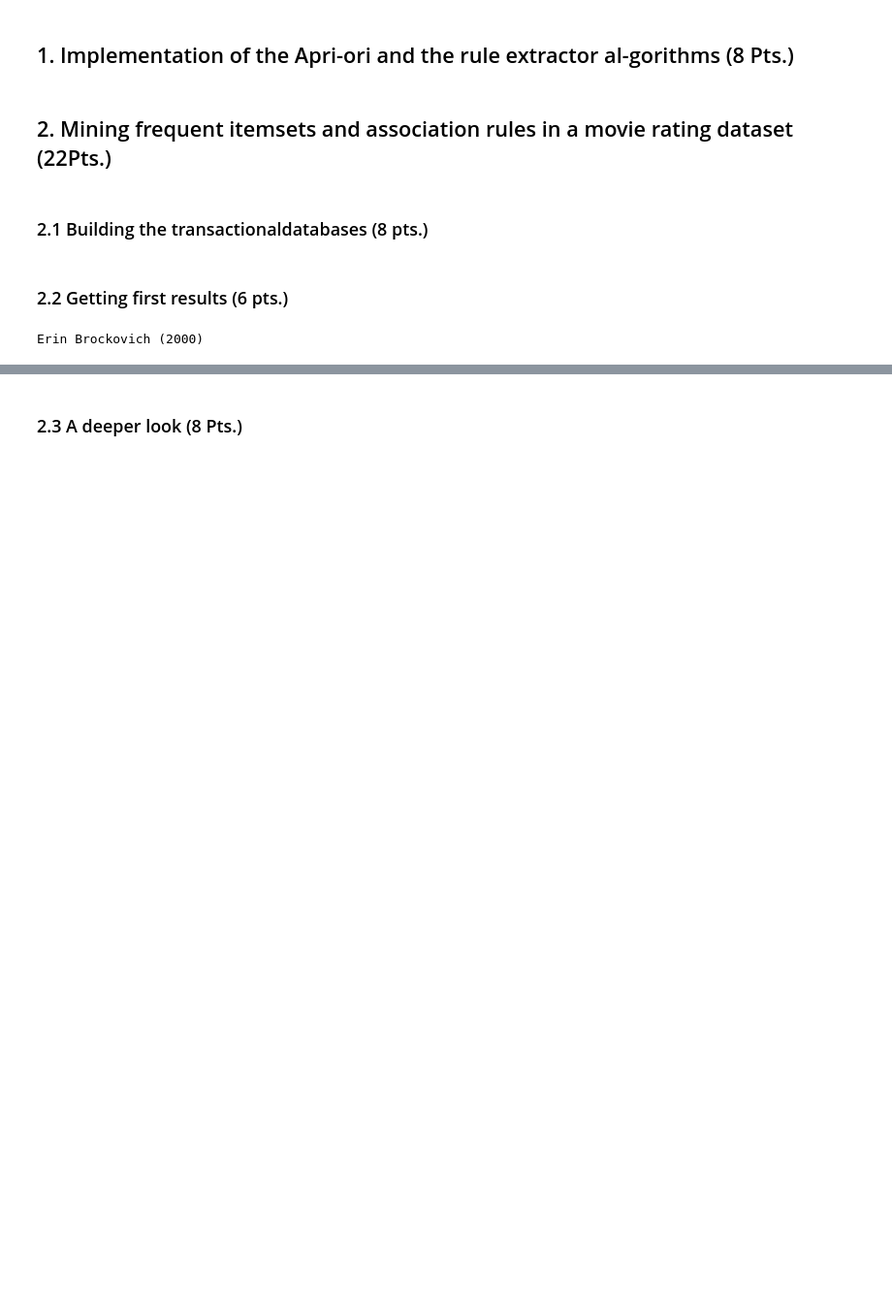
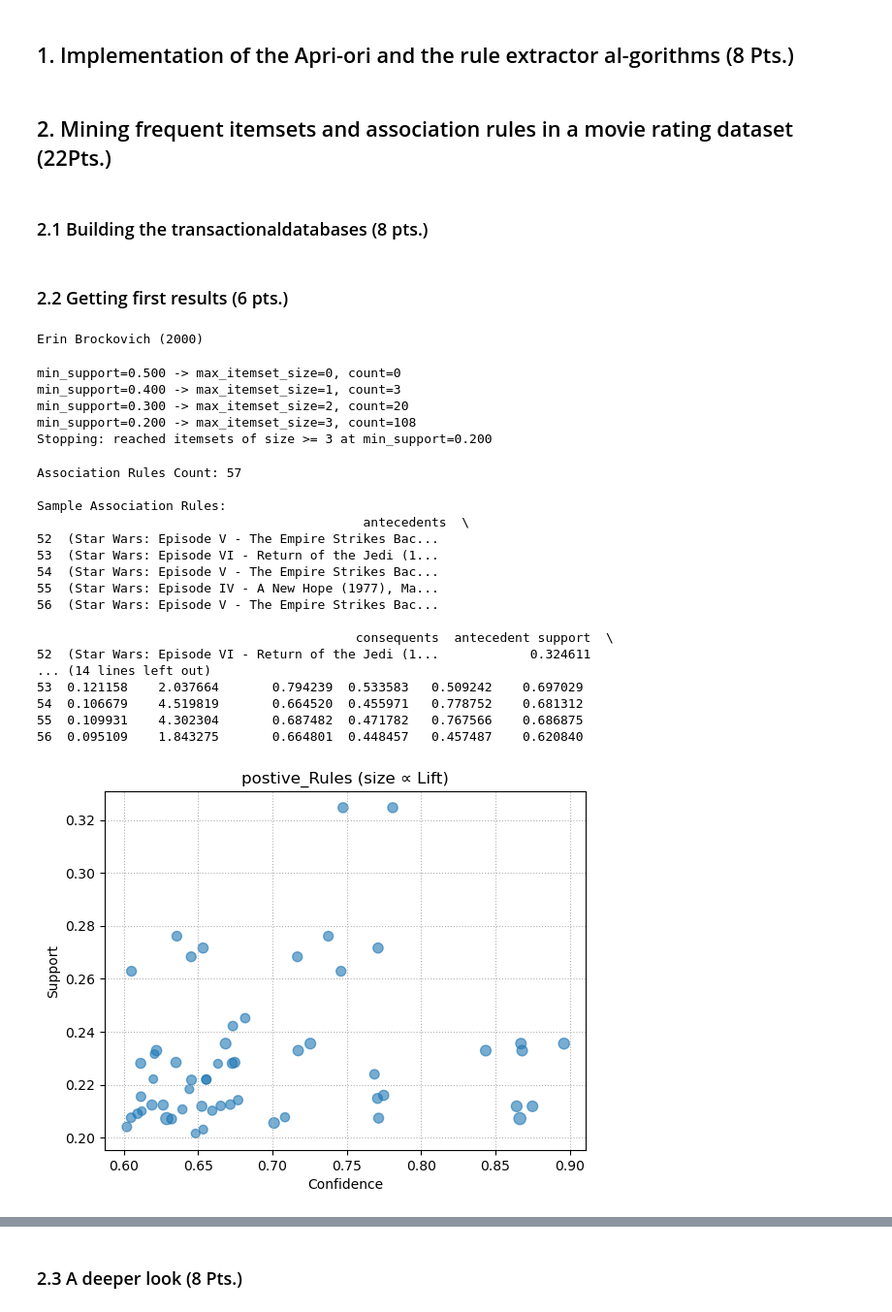
Before and after one commit to Ziad-Aamer/media-mining-data1, a Jupyter notebook: 01/assignment_solution_01.ipynb, the cells around one changed output, grey strips where cells are left out. Shown at 97% size. Saved outputs shown, nothing was run; the diff lists cells and outputs as text; code cells hidden in the pictures; blank space fills up the shorter version.

```diff
--- a/01/assignment_solution_01.ipynb
+++ b/01/assignment_solution_01.ipynb
@@ -44,3 +58,61 @@ movie_name_dict = create_movie_name_dict()
 print(movie_name_dict[positive_transactions[1][1]])
 # %% [output]
 Erin Brockovich (2000)
+# %%
+
+from mlxtend.frequent_patterns import apriori, association_rules
+from mlxtend.preprocessing import TransactionEncoder
+import pandas as pd
+
+positive_datasets = [items for items in positive_transactions.values() if len(items) > 0]
+te = TransactionEncoder()
+te_ary = te.fit(positive_datasets).transform(positive_datasets)
+df = pd.DataFrame(te_ary, columns=te.columns_)
+# Generate frequent itemsets
+
+min_support = 0.5
+step = 0.1
+min_floor = 0.01
+
+while min_support >= min_floor:
+    positive_frequent_itemsets = apriori(df, min_support=min_support, use_colnames=True)
+    max_size = positive_frequent_itemsets['itemsets'].apply(lambda x: len(x)).max() if not positive_frequent_itemsets.empty else 0
+    print(f"min_support={min_support:.3f} -> max_itemset_size={max_size}, count={len(positive_frequent_itemsets)}")
+    if max_size >= 3:
+        print(f"Stopping: reached itemsets of size >= 3 at min_support={min_support:.3f}")
+        break
+    min_support = round(min_support - step, 3)
+else:
+    print(f"No 3-itemsets found down to min_support={min_floor}")
+# %% [output]
+min_support=0.500 -> max_itemset_size=0, count=0
+min_support=0.400 -> max_itemset_size=1, count=3
+min_support=0.300 -> max_itemset_size=2, count=20
+min_support=0.200 -> max_itemset_size=3, count=108
+Stopping: reached itemsets of size >= 3 at min_support=0.200
+# %%
+positive_rules = association_rules(positive_frequent_itemsets, metric="confidence", min_threshold=0.6)
+positive_rules['antecedents'] = positive_rules['antecedents'].apply(lambda x: frozenset([movie_name_dict[item] for item in x]))
+positive_rules['consequents'] = positive_rules['consequents'].apply(lambda x: frozenset([movie_name_dict[item] for item in x]))
+print("\nAssociation Rules Count:", len(positive_rules))
+print("\nSample Association Rules:\n", positive_rules[-5:])
+plot_rules_scatter(positive_rules, "postive_Rules (size ∝ Lift)")
+# %% [output]
+Association Rules Count: 57
+
+Sample Association Rules:
+                                           antecedents  \
+52  (Star Wars: Episode V - The Empire Strikes Bac...
+53  (Star Wars: Episode VI - Return of the Jedi (1...
+54  (Star Wars: Episode V - The Empire Strikes Bac...
+55  (Star Wars: Episode IV - A New Hope (1977), Ma...
+56  (Star Wars: Episode V - The Empire Strikes Bac...
+
+                                          consequents  antecedent support  \
+52  (Star Wars: Episode VI - Return of the Jedi (1...            0.324611
+... (14 lines left out)
+53  0.121158    2.037664       0.794239  0.533583   0.509242    0.697029
+54  0.106679    4.519819       0.664520  0.455971   0.778752    0.681312
+55  0.109931    4.302304       0.687482  0.471782   0.767566    0.686875
+56  0.095109    1.843275       0.664801  0.448457   0.457487    0.620840
+[figure, added]
```
Also changed, not shown: parts of 3 cells of this notebook.
